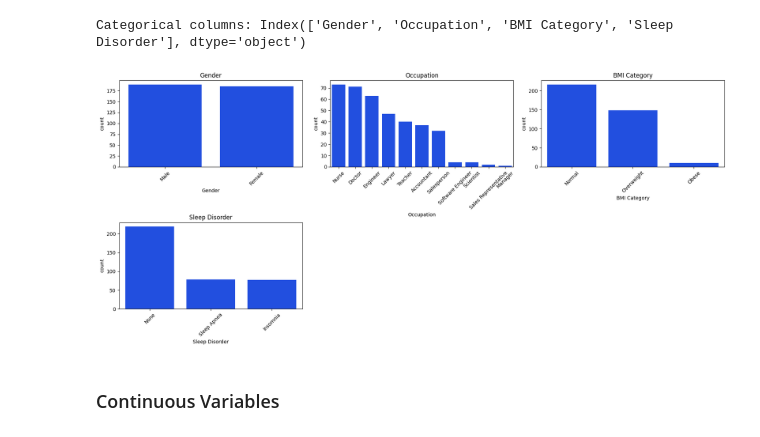
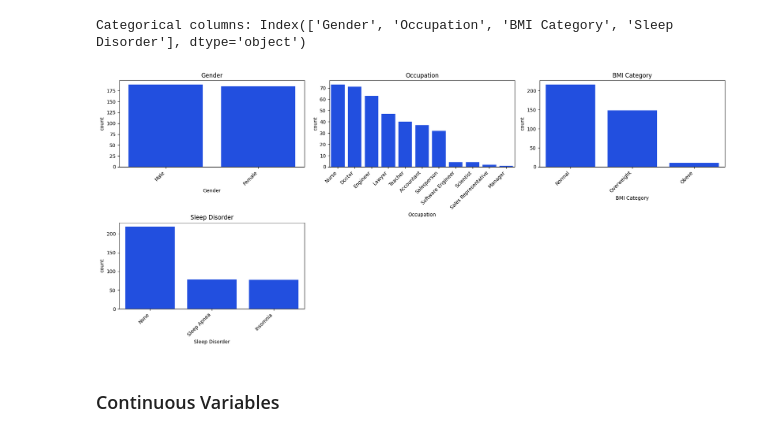
Before and after one commit to AlishaAng/EDA, a Jupyter notebook: EDA.ipynb, the cells around one changed output. Cells and saved outputs as stored; diff of their text form; code cells hidden in the pictures.

Commit message:
plots

```diff
--- a/EDA.ipynb
+++ b/EDA.ipynb
@@ -191,22 +191,22 @@ df['BMI Category'].replace({'Normal Weight':'Normal'}, inplace=True)
 # %%
 #Visualise the plots all together in one plot
 n_cols = 3 # number of plots in one row, adjust as needed.
 n_rows = len(categorical_cols) // n_cols + (len(categorical_cols) % n_cols > 0)
 
 plt.figure(figsize=(n_cols * 6, n_rows * 4))
 
 # Create subplots in a loop
 for i, col in enumerate(categorical_cols):
     plt.subplot(n_rows, n_cols, i+1)
     sns.countplot(x=col, data=df, order=df[col].value_counts().index)
-    plt.xticks(rotation=45)
+    plt.xticks(rotation=45, ha='right')
     plt.title(col)
 
 # Adjust the layout
 plt.tight_layout()
 plt.show()
 # %% [output]
-[figure, old version]
+[figure, new version]
 # %% [markdown]
 ### Continuous Variables
 # %%
```
